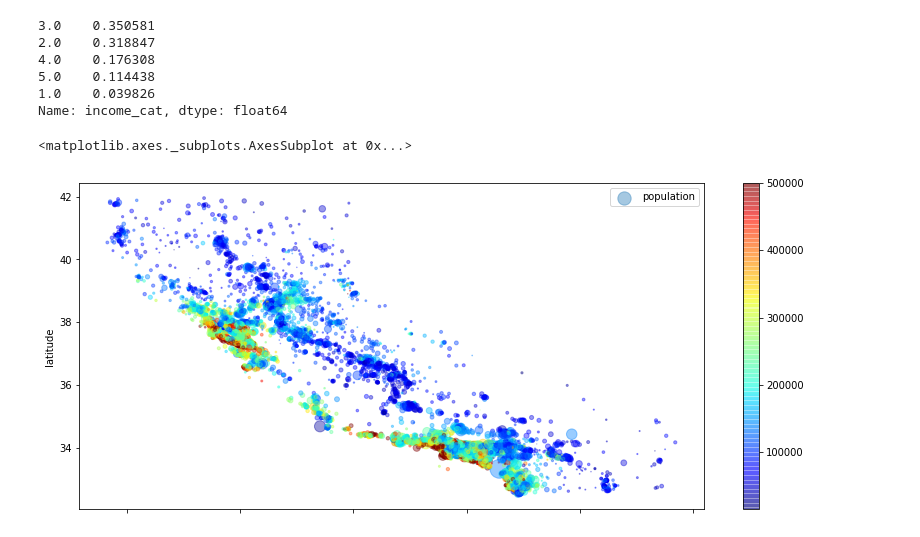
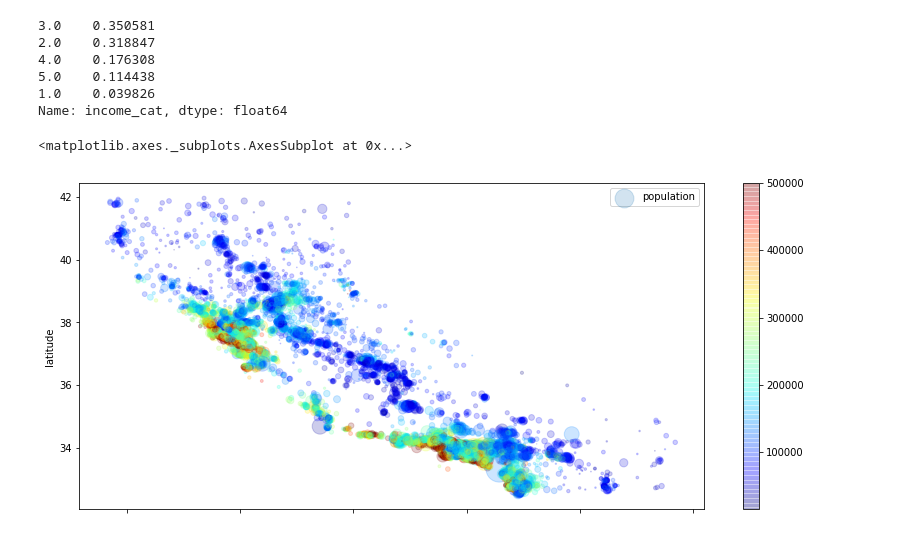
Before and after one commit to kiapanahi/handson-machine-learning-book-playground, a Jupyter notebook: src/Housing.ipynb, the cells around one changed output. Cells and saved outputs as stored; diff of their text form; code cells hidden in the pictures.

```diff
--- a/src/Housing.ipynb
+++ b/src/Housing.ipynb
@@ -123,9 +123,9 @@ for set in (strat_train_set, strat_test_set):
 # %%
 housing = strat_train_set.copy()
 # %%
-housing.plot(kind="scatter",x="longitude", y="latitude",alpha=.4,
-             s=housing["population"]/100, label="population",
+housing.plot(kind="scatter",x="longitude", y="latitude",alpha=.2,
+             s=housing["population"]/50, label="population",
              c=housing["median_house_value"], cmap=plt.get_cmap("jet"), colorbar=True, figsize=[14,6])
 # %% [output]
 <matplotlib.axes._subplots.AxesSubplot at 0x...>
-[figure, old version]
+[figure, new version]
```
Also changed, not shown: parts of 2 cells of this notebook.
